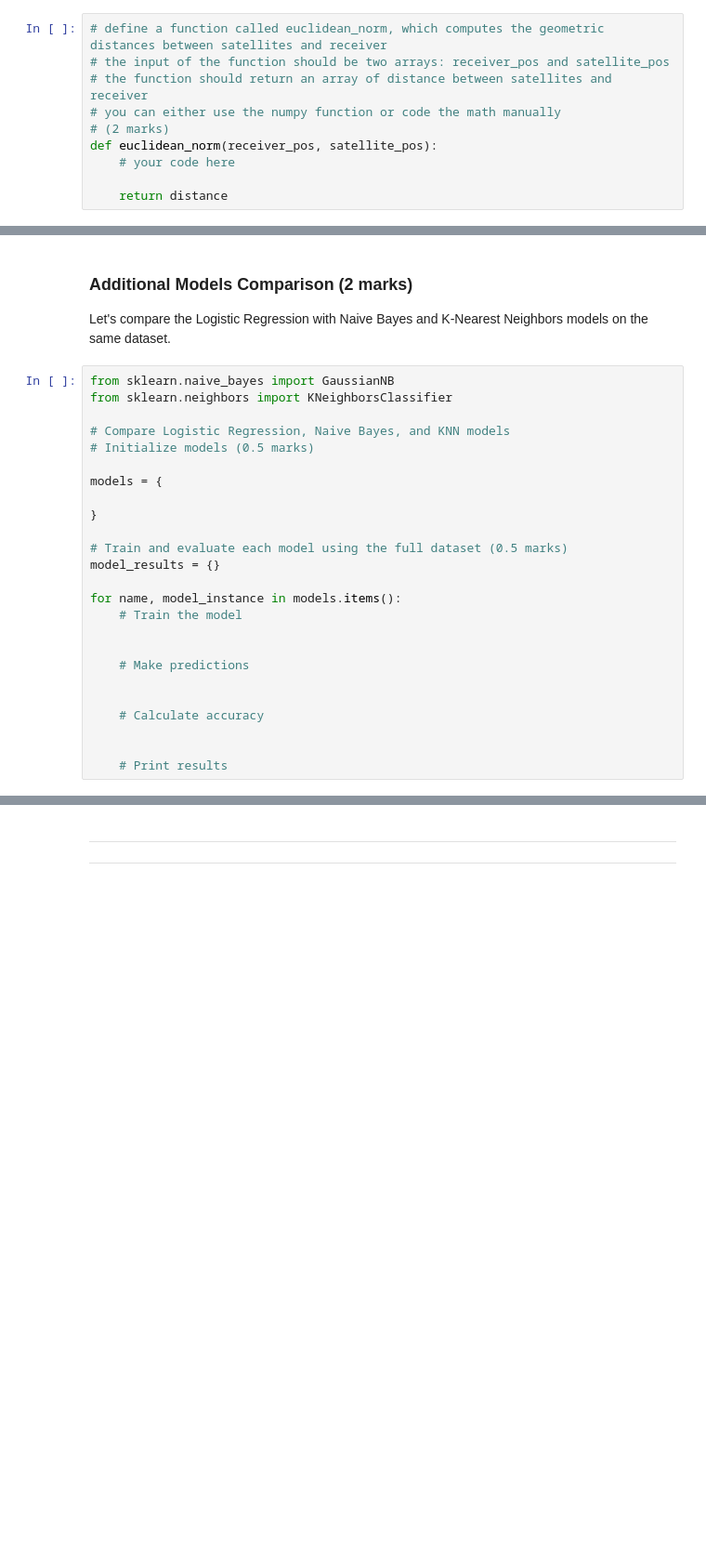
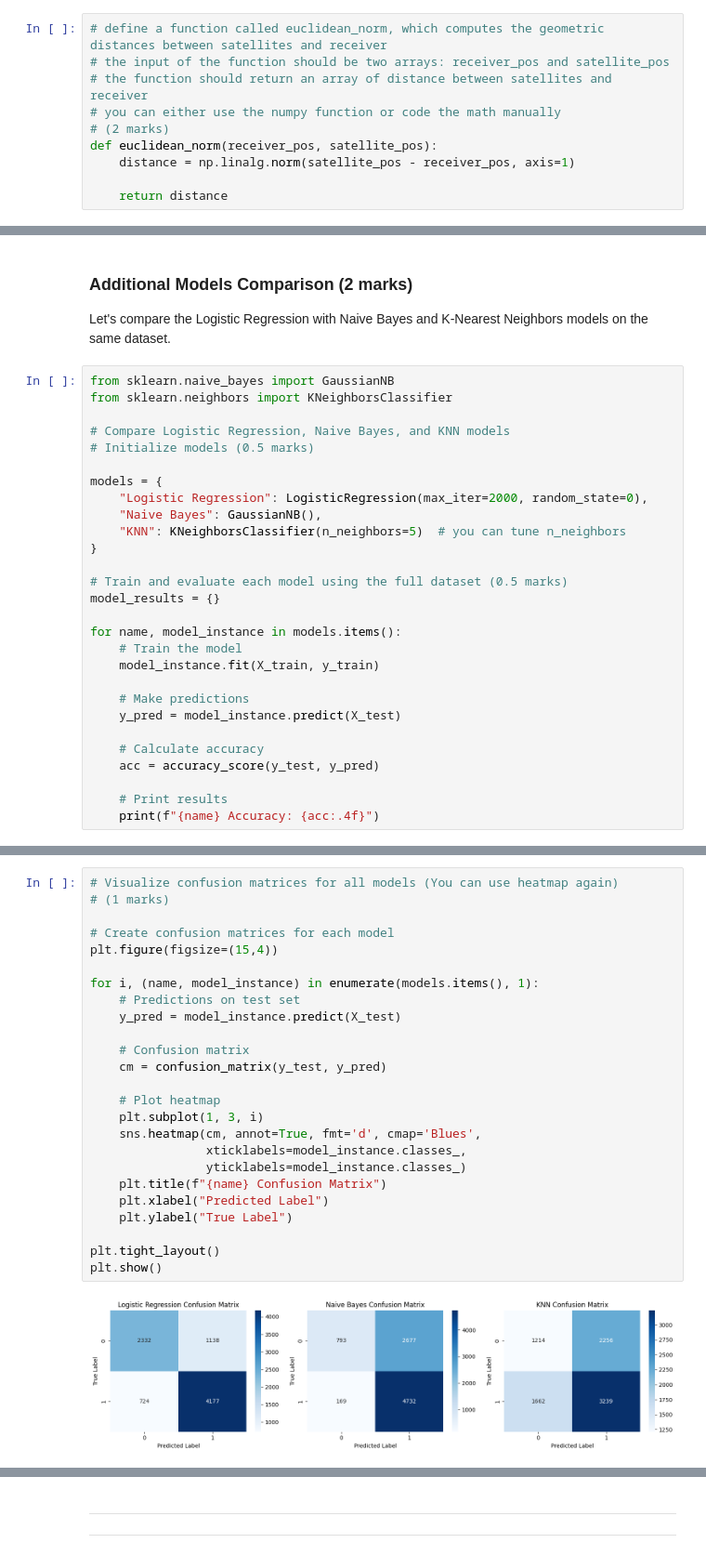
Before and after one commit to HemenSamadi/ENGG680_2025_Fall, a Jupyter notebook: Lab_Assignment2/Assignment2_Upload.ipynb, the cells around one changed output, grey strips where cells are left out. Shown at 93% size. Saved outputs shown, nothing was run; the diff lists cells and outputs as text; blank space fills up the shorter version.

```diff
--- a/Lab_Assignment2/Assignment2_Upload.ipynb
+++ b/Lab_Assignment2/Assignment2_Upload.ipynb
@@ -100,7 +114,7 @@ GroundTruth=np.array([-1633489.37967725,	-3651627.18250363,	4952481.61954918])
 # you can either use the numpy function or code the math manually
 # (2 marks)
 def euclidean_norm(receiver_pos, satellite_pos):
-    # your code here
+    distance = np.linalg.norm(satellite_pos - receiver_pos, axis=1)
 
     return distance
 # %% [markdown]
@@ -707,7 +937,9 @@ from sklearn.neighbors import KNeighborsClassifier
 # Initialize models (0.5 marks)
 
 models = {
-
+    "Logistic Regression": LogisticRegression(max_iter=2000, random_state=0),
+    "Naive Bayes": GaussianNB(),
+    "KNN": KNeighborsClassifier(n_neighbors=5)  # you can tune n_neighbors
 }
 
 # Train and evaluate each model using the full dataset (0.5 marks)
@@ -715,12 +947,13 @@ model_results = {}
 
 for name, model_instance in models.items():
     # Train the model
-
+    model_instance.fit(X_train, y_train)
 
     # Make predictions
-
+    y_pred = model_instance.predict(X_test)
 
     # Calculate accuracy
-
+    acc = accuracy_score(y_test, y_pred)
 
     # Print results
+    print(f"{name} Accuracy: {acc:.4f}")
@@ -736,0 +964,27 @@ plt.show()
+# %%
+# Visualize confusion matrices for all models (You can use heatmap again)
+# (1 marks)
+
+# Create confusion matrices for each model
+plt.figure(figsize=(15,4))
+
+for i, (name, model_instance) in enumerate(models.items(), 1):
+    # Predictions on test set
+    y_pred = model_instance.predict(X_test)
+
+    # Confusion matrix
+    cm = confusion_matrix(y_test, y_pred)
+
+    # Plot heatmap
+    plt.subplot(1, 3, i)
+    sns.heatmap(cm, annot=True, fmt='d', cmap='Blues',
+                xticklabels=model_instance.classes_,
+                yticklabels=model_instance.classes_)
+    plt.title(f"{name} Confusion Matrix")
+    plt.xlabel("Predicted Label")
+    plt.ylabel("True Label")
+
+plt.tight_layout()
+plt.show()
+# %% [output]
+[figure, added]
```
Also changed, not shown: parts of 50 cells of this notebook.
